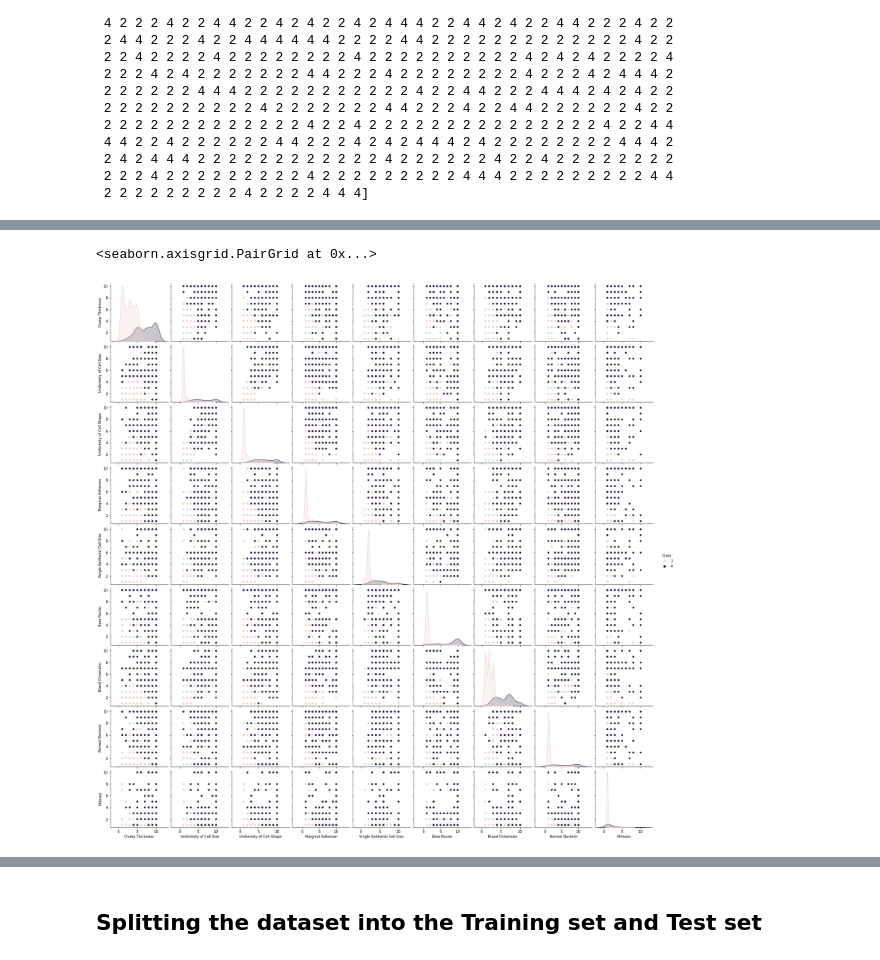
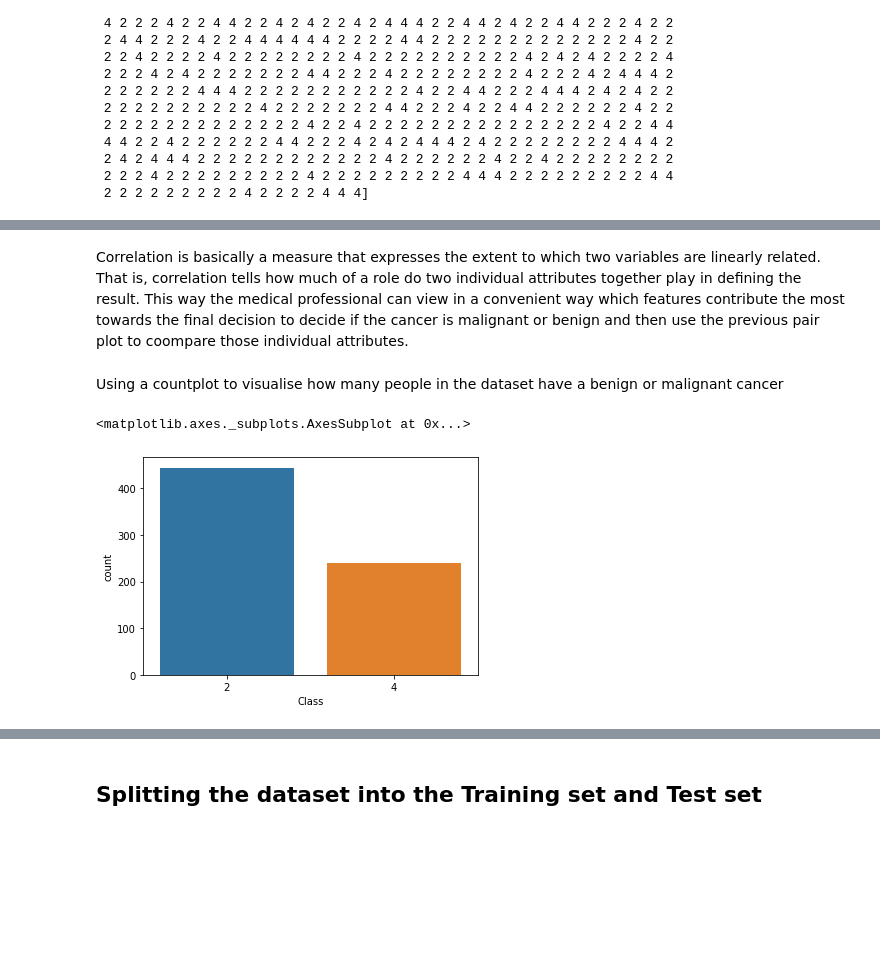
Before and after one commit to savioratharv/Compute_tasks, a Jupyter notebook: Compute_ML_Task.ipynb, the cells around one changed output, grey strips where cells are left out. Saved outputs shown, nothing was run; the diff lists cells and outputs as text; code cells hidden in the pictures; blank space fills up the shorter version.

```diff
--- a/Compute_ML_Task.ipynb
+++ b/Compute_ML_Task.ipynb
@@ -55,5 +67,9 @@ sns.barplot(x=dataset['Clump Thickness'],y=dataset['Class'],ci=None)
+# %% [markdown]
+Correlation is basically a measure that expresses the extent to which two variables are linearly related. That is, correlation tells how much of a role do two individual attributes together play in defining the result. This way the medical professional can view in a convenient way which features contribute the most towards the final decision to decide if the cancer is malignant or benign and then use the previous pair plot to coompare those individual attributes.
+# %% [markdown]
+Using a countplot to visualise how many people in the dataset have a benign or malignant cancer
 # %%
-sns.pairplot(dataset.iloc[:,1:], hue='Class')
+sns.countplot(dataset['Class'],label='Count')
 # %% [output]
-<seaborn.axisgrid.PairGrid at 0x...>
+<matplotlib.axes._subplots.AxesSubplot at 0x...>
-[figure, old version]
+[figure, new version]
```
Also changed, not shown: parts of 8 cells of this notebook.
